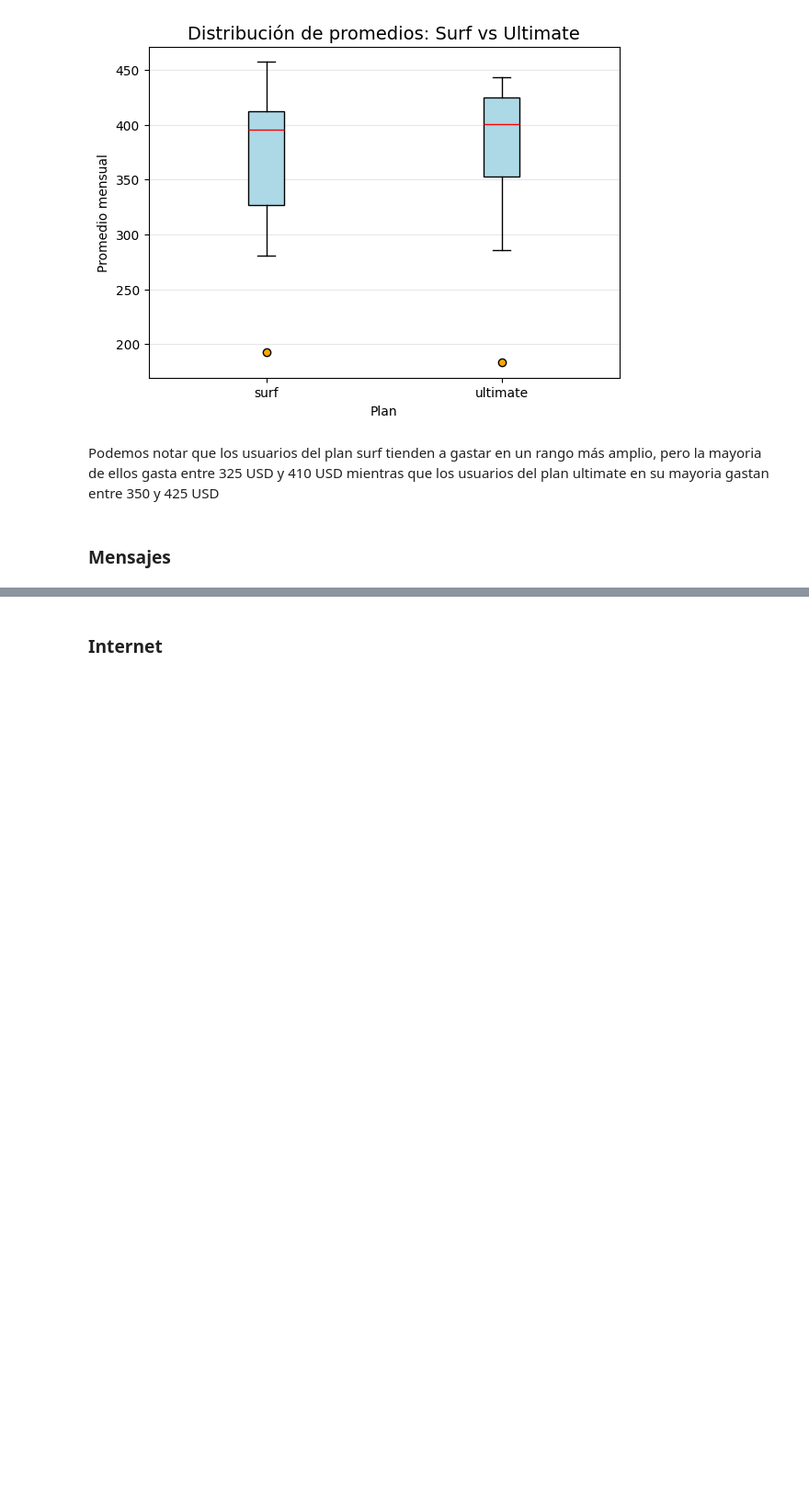
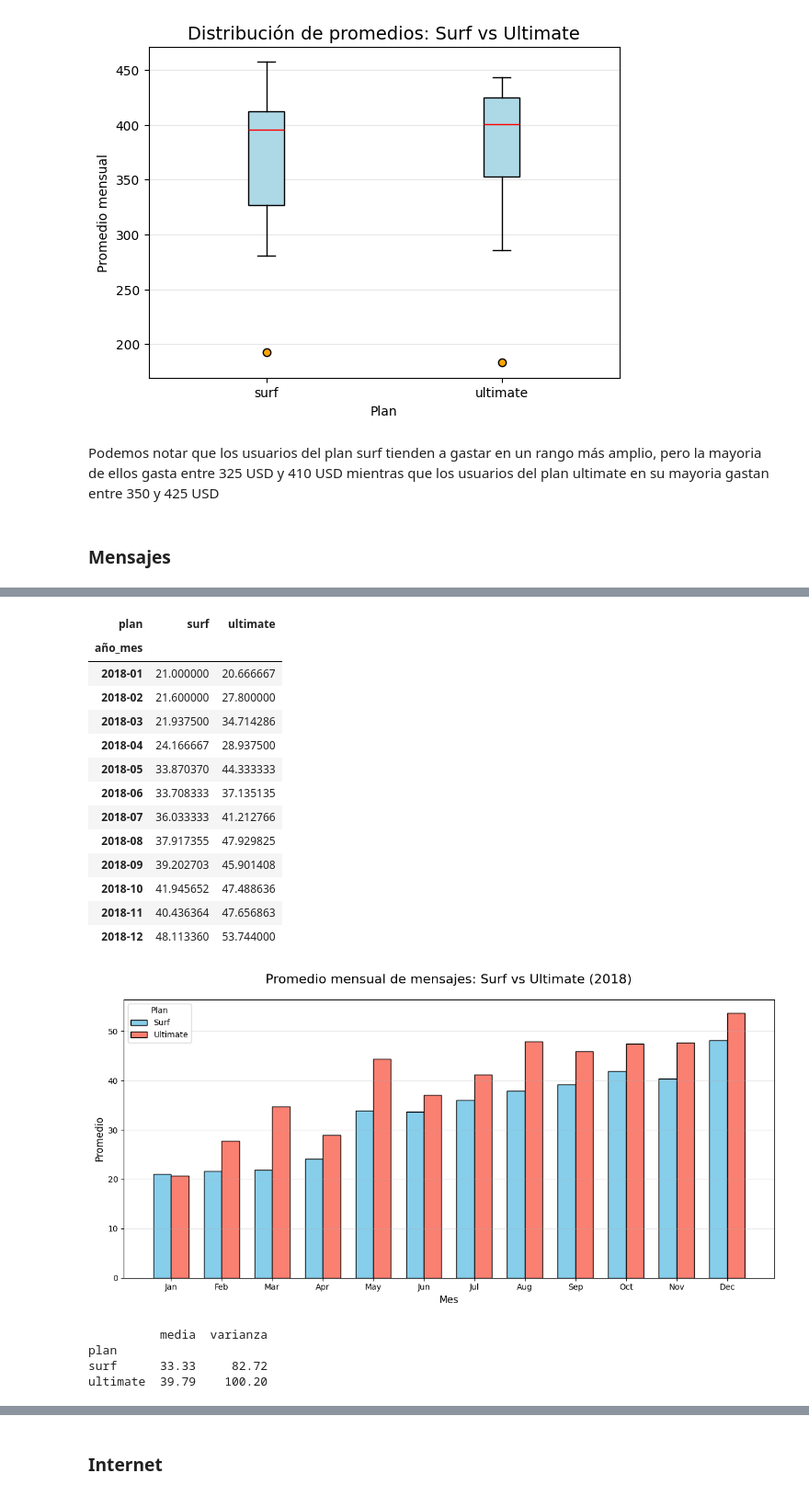
Before and after one commit to ma280113/sprint_5_proyect, a Jupyter notebook: notebook.ipynb, the cells around one changed output, grey strips where cells are left out. Shown at 92% size. Cells and saved outputs as stored; diff of their text form; code cells hidden in the pictures; blank space fills up the shorter version.

```diff
--- a/notebook.ipynb
+++ b/notebook.ipynb
@@ -158,5 +159,8 @@ memory usage: 31.4+ KB
 Para conocer el promedio de duracion de los contratos, es de utilidad hacer la diferencia entre churn_dat y reg_date
 # %%
 df_users[['city_name', 'state_info']] = df_users['city'].str.split(',', expand=True)
+df_users['state'] = df_users['state_info'].str.split().str[0]
 grupo_ciudad = df_users.groupby(by = 'city_name')['user_id'].count()
 df_users['tiempo_contratado'] = df_users['churn_date'] - df_users['reg_date']
+
+display(df_users.head())
@@ -657,0 +644,77 @@ display(pivot_mensajes)
+# %%
+# Comprara el número de mensajes que tienden a enviar cada mes los usuarios de cada plan
+
+mensajes_plan = fusion.groupby(['plan', 'año_mes'])['mensajes_totales'].mean().reset_index(name='promedio')
+pivot_mensajes = mensajes_plan.pivot(index = 'año_mes', columns = 'plan', values = 'promedio')
+display(pivot_mensajes)
+
+# --- GRÁFICA DE BARRAS AGRUPADAS ---
+plt.figure(figsize=(12, 6))
+
+# Ancho de barras
+bar_width = 0.35
+index = range(len(pivot_mensajes))
+
+# Barras para 'surf'
+plt.bar([i - bar_width/2 for i in index], pivot_mensajes['surf'],
+        width=bar_width, label='Surf', color='skyblue', edgecolor='black')
+
+# Barras para 'ultimate'
+plt.bar([i + bar_width/2 for i in index], pivot_mensajes['ultimate'],
+        width=bar_width, label='Ultimate', color='salmon', edgecolor='black')
+
+# Personalización
+plt.title('Promedio mensual de mensajes: Surf vs Ultimate (2018)', fontsize=16, pad=20)
+plt.xlabel('Mes', fontsize=12)
+plt.ylabel('Promedio', fontsize=12)
+plt.legend(title='Plan')
+plt.grid(True, axis='y', alpha=0.3)
+
+# Etiquetas en X: formato "Ene", "Feb", etc.
+meses = pivot_mensajes.index.strftime('%b')
+plt.xticks(index, meses)
+
+# Ajustar diseño
+plt.tight_layout()
+plt.show()
+
+#--------Estadisticas -------------
+estadisticas_mensajes = mensajes_plan.groupby('plan')['promedio'].agg(media = 'mean', varianza = 'var').round(2)
+print(estadisticas_mensajes)
+
+
+#-------Diagrama de caja comparativo-----
+plt.figure(figsize=(8, 6))
+mensajes_plan.boxplot(column='promedio', by='plan', grid=False, patch_artist=True,
+           boxprops=dict(facecolor='lightblue', color='black'),
+           medianprops=dict(color='red'),
+           whiskerprops=dict(color='black'),
+           capprops=dict(color='black'),
+           flierprops=dict(marker='o', markerfacecolor='orange', markersize=6))
+
+plt.title('Distribución de promedios para mensajes: Surf vs Ultimate', fontsize=14)
+plt.suptitle('')  # Quita el subtítulo automático
+plt.xlabel('Plan')
+plt.ylabel('Promedio mensual')
+plt.grid(True, axis='y', alpha=0.3)
+plt.show()
+# %% [output]
+| plan | surf | ultimate |
+| año_mes |  |  |
+| 2018-01 | 21.000000 | 20.666667 |
+| 2018-02 | 21.600000 | 27.800000 |
+| 2018-03 | 21.937500 | 34.714286 |
+| 2018-04 | 24.166667 | 28.937500 |
+| 2018-05 | 33.870370 | 44.333333 |
+| 2018-06 | 33.708333 | 37.135135 |
+| 2018-07 | 36.033333 | 41.212766 |
+| 2018-08 | 37.917355 | 47.929825 |
+| 2018-09 | 39.202703 | 45.901408 |
+| 2018-10 | 41.945652 | 47.488636 |
+| 2018-11 | 40.436364 | 47.656863 |
+| 2018-12 | 48.113360 | 53.744000 |
+[figure, added]
+          media  varianza
+plan
+surf      33.33     82.72
+ultimate  39.79    100.20
```
Also changed, not shown: parts of 30 cells of this notebook.
